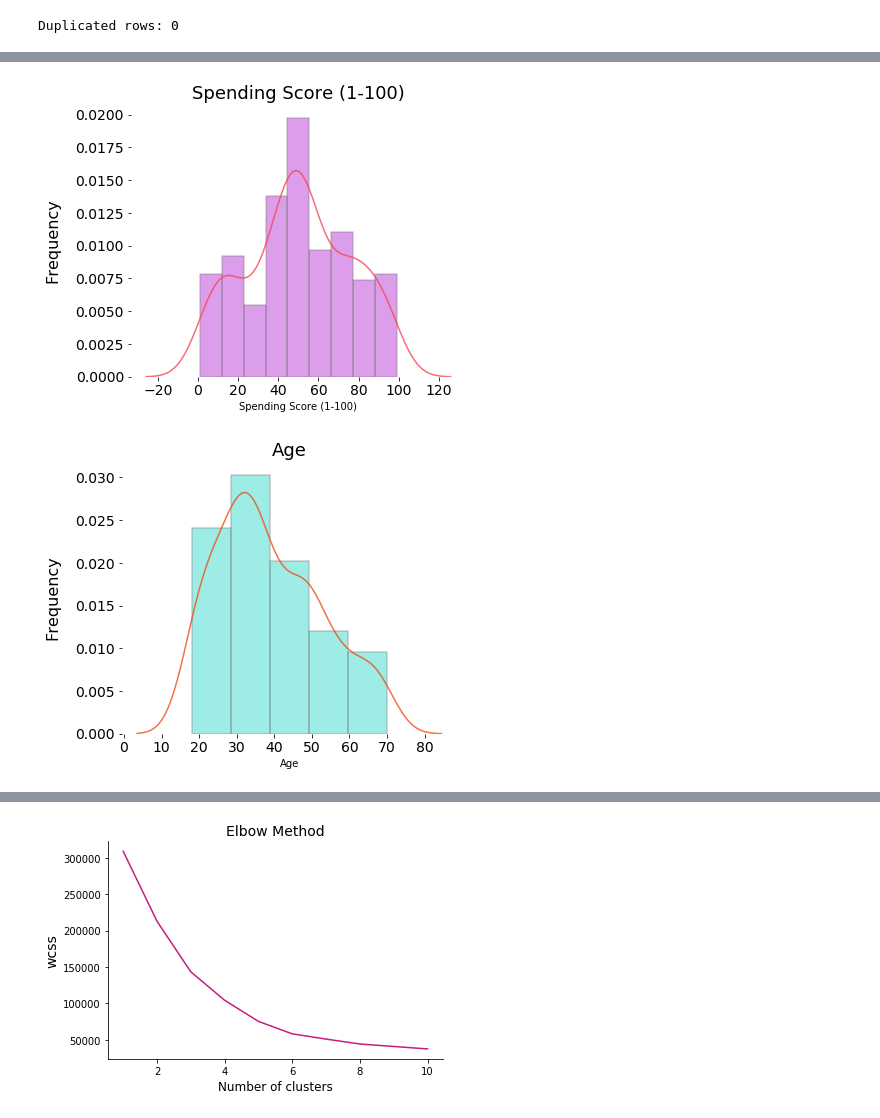
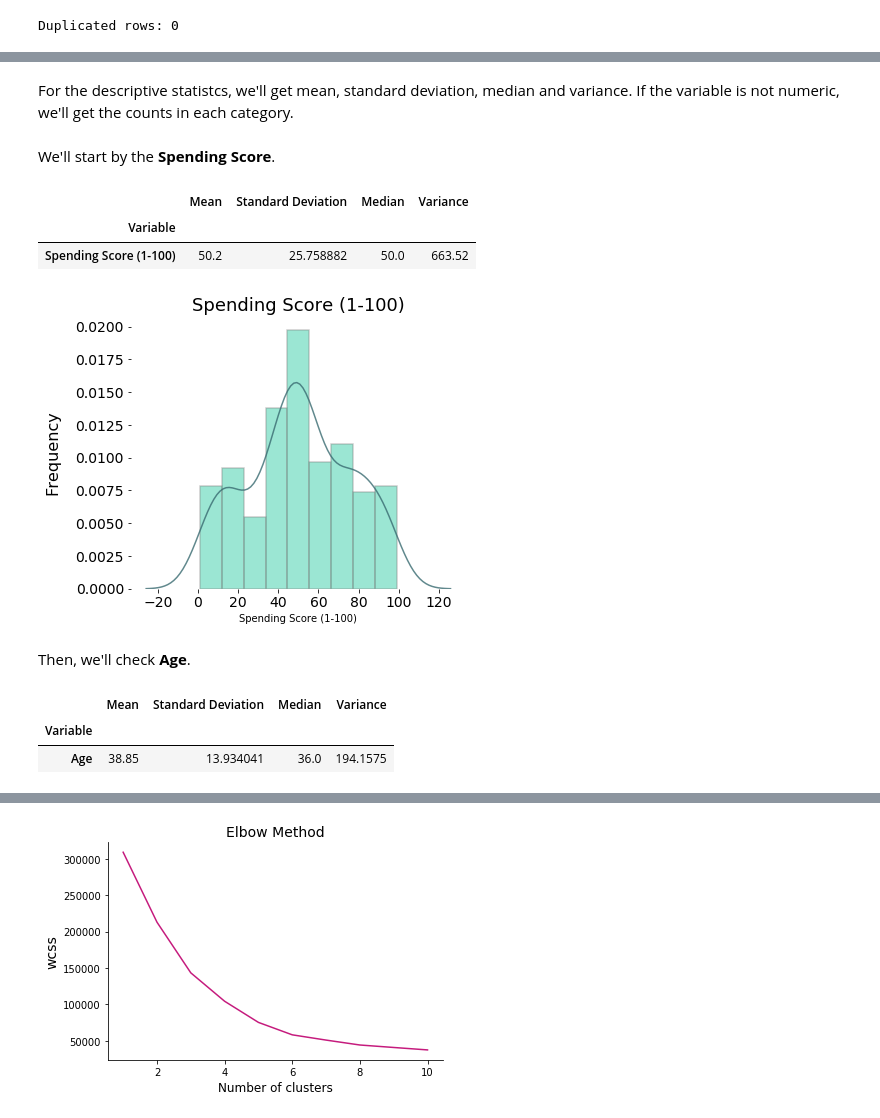
Before and after one commit to ugis22/clustering_analysis, a Jupyter notebook: clustering_analysis.ipynb, the cells around one changed output, grey strips where cells are left out. Saved outputs shown, nothing was run; the diff lists cells and outputs as text; code cells hidden in the pictures.

```diff
--- a/clustering_analysis.ipynb
+++ b/clustering_analysis.ipynb
@@ -73,0 +86,2 @@ After that we can start observing the distribution of the variables.
+# %% [markdown]
+For the descriptive statistcs, we'll get mean, standard deviation, median and variance. If the variable is not numeric, we'll get the counts in each category.
@@ -102,8 +126,24 @@ def graph_histo(x):
+# %% [markdown]
+We'll start by the **Spending Score**.
 # %%
-graph_histo(customers["Spending Score (1-100)"])
+spending = customers["Spending Score (1-100)"]
-# %% [output]
-[figure, removed]
+# %%
+statistics(spending)
+# %% [output]
+|  | Mean | Standard Deviation | Median | Variance |
+| Variable |  |  |  |  |
+| Spending Score (1-100) | 50.2 | 25.758882 | 50.0 | 663.52 |
+# %%
+graph_histo(spending)
+# %% [output]
+[figure, added]
+# %% [markdown]
+Then, we'll check **Age**.
 # %%
-graph_histo(customers["Age"])
+age = customers["Age"]
-# %% [output]
-[figure, removed]
+# %%
+statistics(age)
+# %% [output]
+|  | Mean | Standard Deviation | Median | Variance |
+| Variable |  |  |  |  |
+| Age | 38.85 | 13.934041 | 36.0 | 194.1575 |
```
Also changed, not shown: parts of 14 cells of this notebook.
